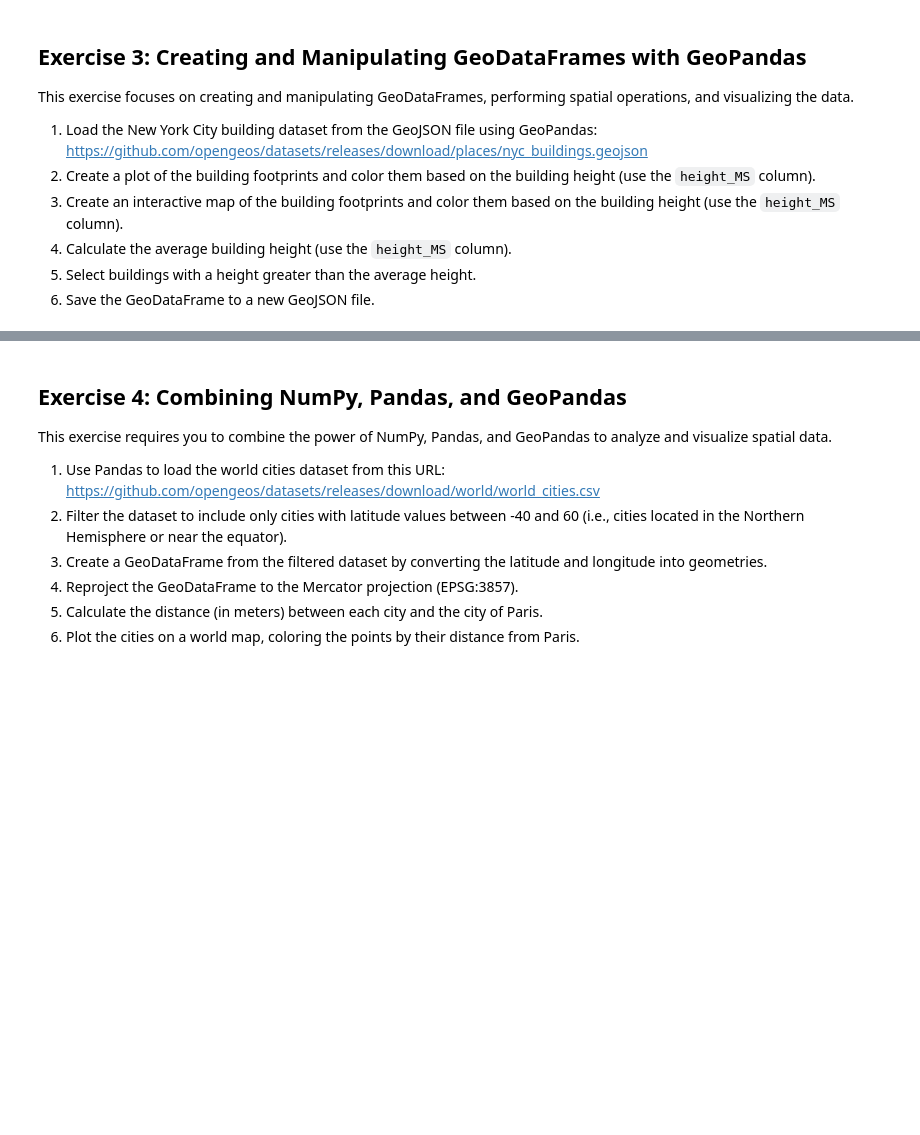
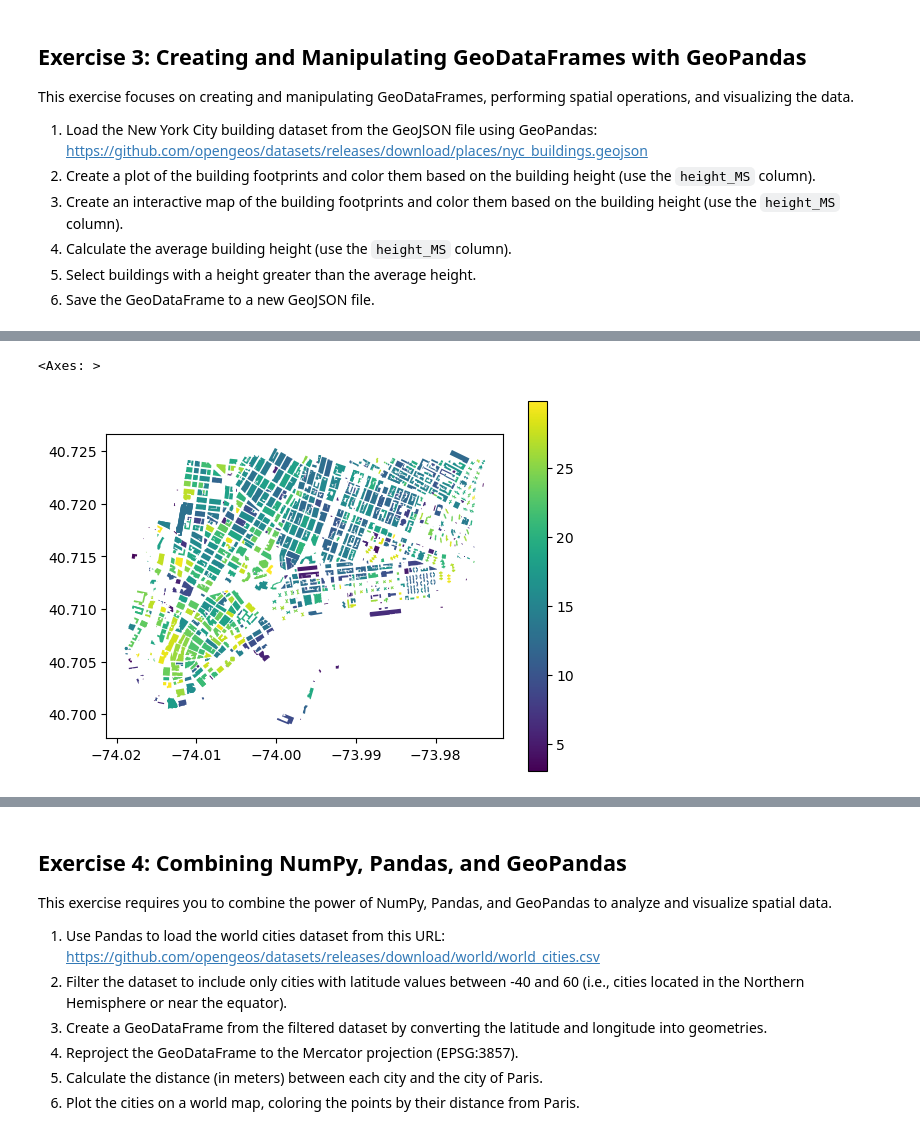
Before and after one commit to Obianuju007/geog-312, a Jupyter notebook: book/labs/lab_04.ipynb, the cells around one changed output, grey strips where cells are left out. Saved outputs shown, nothing was run; the diff lists cells and outputs as text; code cells hidden in the pictures; blank space fills up the shorter version.

```diff
--- a/book/labs/lab_04.ipynb
+++ b/book/labs/lab_04.ipynb
@@ -128,2 +132,4 @@ This exercise focuses on creating and manipulating GeoDataFrames, performing spa
 # %%
 url = "https://github.com/opengeos/datasets/releases/download/places/nyc_buildings.geojson"
+gpd_task = gpd.read_file(url)
+gpd_task.head()
@@ -129,0 +143,5 @@ url = "https://github.com/opengeos/datasets/releases/download/places/nyc_buildin
+# %%
+gpd_task.plot("height_MS", legend=True)
+# %% [output]
+<Axes: >
+[figure, added]
```
Also changed, not shown: parts of 16 cells of this notebook, 1 other file.
